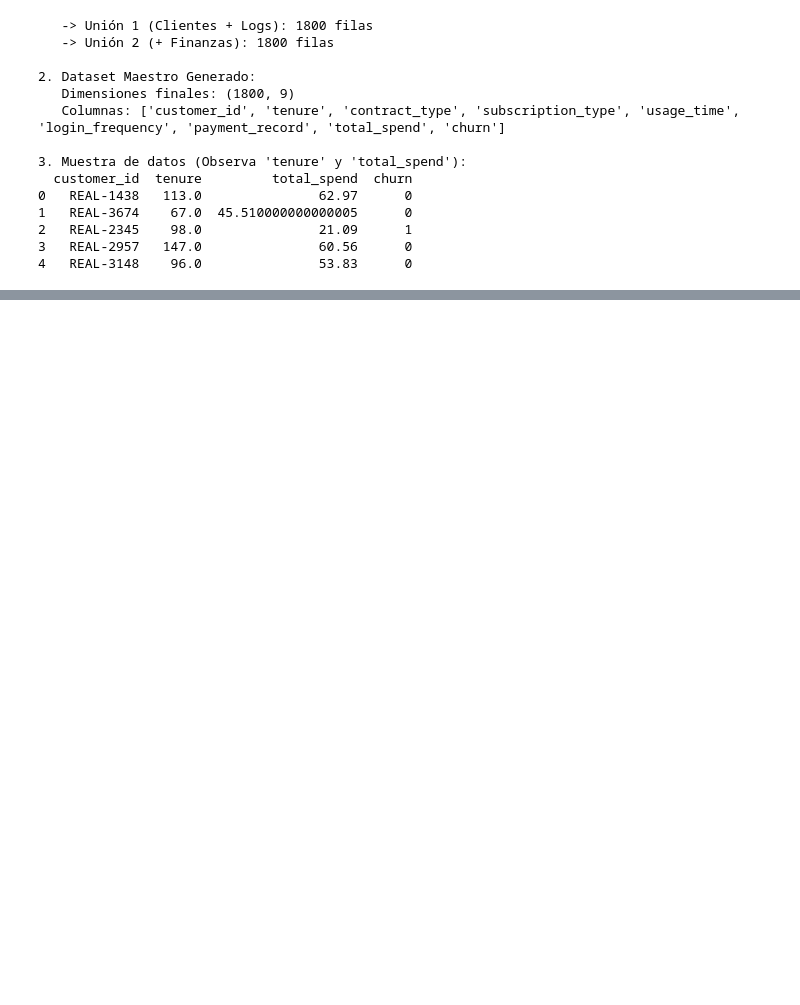
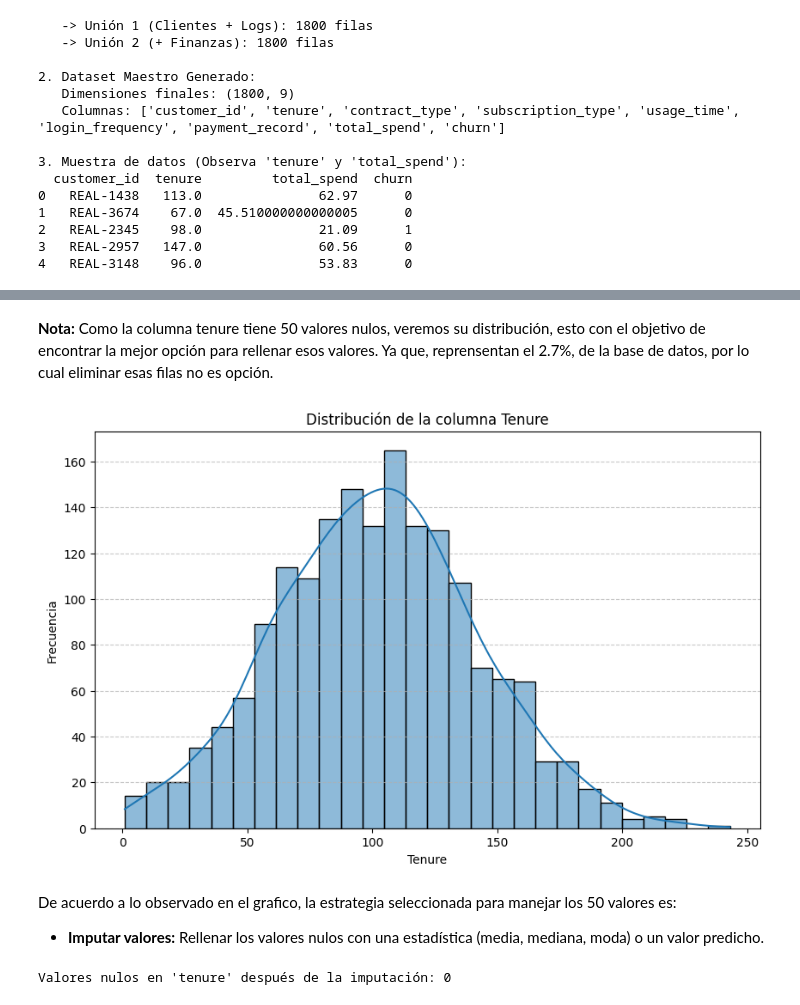
Before and after one commit to JoseLuisRiveros/ChurnInsight, a Jupyter notebook: Proyecto_2_ChurnInsight_Predicci_n_de_Cancelaci_n_de_Clientes_grupo_H12_25_L_Equipo_11_Data_Science.ipynb, the cells around one changed output, grey strips where cells are left out. Drawn from its saved outputs; the diff is of its cells as text; code cells hidden in the pictures; blank space fills up the shorter version.

```diff
--- a/Proyecto_2_ChurnInsight_Predicci_n_de_Cancelaci_n_de_Clientes_grupo_H12_25_L_Equipo_11_Data_Science.ipynb
+++ b/Proyecto_2_ChurnInsight_Predicci_n_de_Cancelaci_n_de_Clientes_grupo_H12_25_L_Equipo_11_Data_Science.ipynb
@@ -165,0 +329,30 @@ Las columnas seleccionadas son las siguientes:
+# %% [markdown]
+**Nota:** Como la columna tenure tiene 50 valores nulos, veremos su distribución, esto con el objetivo de encontrar la mejor opción para rellenar esos valores. Ya que, reprensentan el 2.7%, de la base de datos, por lo cual eliminar esas filas no es opción.
+# %%
+import matplotlib.pyplot as plt
+import seaborn as sns
+
+plt.figure(figsize=(10, 6))
+sns.histplot(df_master['tenure'].dropna(), kde=True)
+plt.title('Distribución de la columna Tenure')
+plt.xlabel('Tenure')
+plt.ylabel('Frecuencia')
+plt.grid(axis='y', linestyle='--', alpha=0.7)
+plt.show()
+# %% [output]
+[figure, added]
+# %% [markdown]
+De acuerdo a lo observado en el grafico, la estrategia seleccionada para manejar los 50 valores es:
+
+*   **Imputar valores:** Rellenar los valores nulos con una estadística (media, mediana, moda) o un valor predicho.
+# %%
+# Calcula la mediana de la columna 'tenure'
+median_tenure = df_master['tenure'].median()
+
+# Imputa los valores nulos con la mediana de forma segura
+df_master['tenure'] = df_master['tenure'].fillna(median_tenure)
+
+# Verifica que ya no hay valores nulos en 'tenure'
+print(f"Valores nulos en 'tenure' después de la imputación: {df_master['tenure'].isnull().sum()}")
+# %% [output]
+Valores nulos en 'tenure' después de la imputación: 0
```
Also changed, not shown: parts of 79 cells of this notebook.
